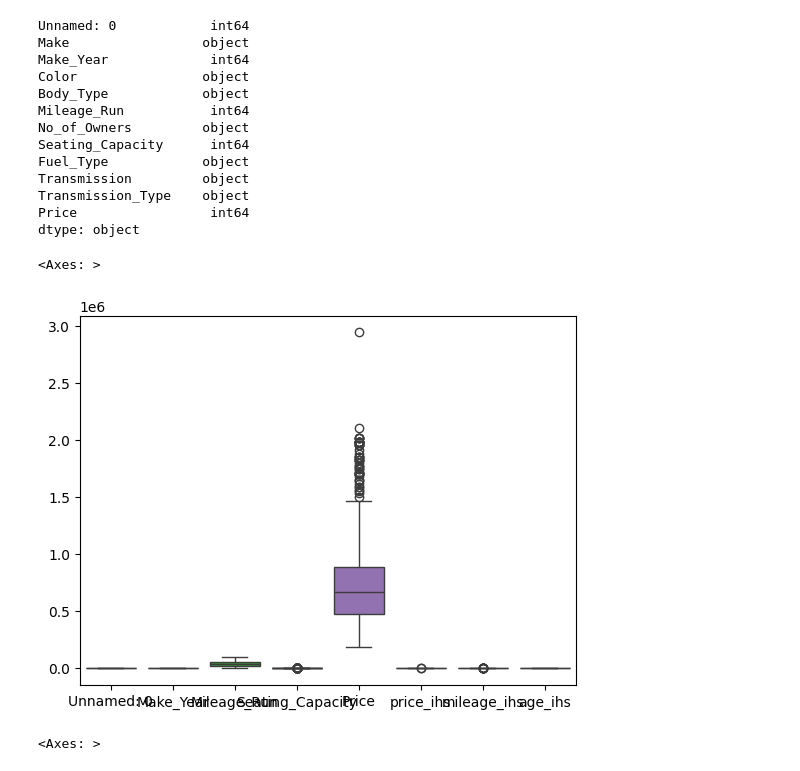
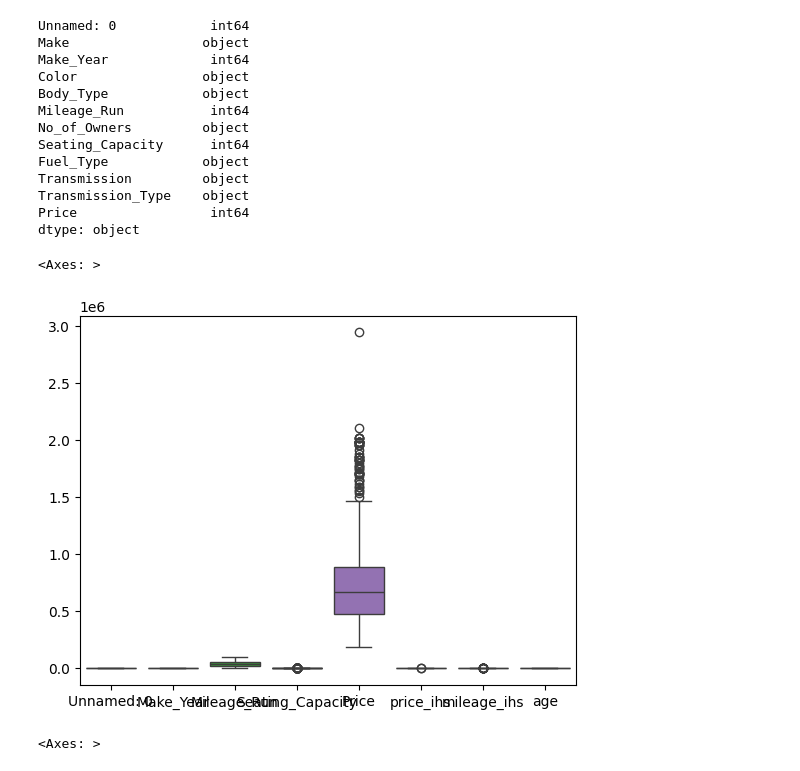
Before and after one commit to cwynne12/linearRegression, a Jupyter notebook: assignment.ipynb, the cells around one changed output. Saved outputs shown, nothing was run; the diff lists cells and outputs as text; code cells hidden in the pictures.

```diff
--- a/assignment.ipynb
+++ b/assignment.ipynb
@@ -321,16 +321,16 @@ dtype: object
 # %%
 #based off class notes we need to rescale some of the variables with arcsin and use boxplots to look at the data
 sns.boxplot(data=df) # want to look at outliers -> shows us price has a lot
 
 #rescaling
 df['price_ihs'] = np.arcsinh(df['Price'])
 df['mileage_ihs'] = np.arcsinh(df['Mileage_Run'])
-df['age_ihs'] = np.arcsinh(df['Make_Year'])
+df['age'] = max(df['Make_Year'])-df['Make_Year']
 df = df.drop(['Price','Mileage_Run','Make_Year','Unnamed: 0'],axis=1)
 sns.boxplot(data=df)
 # %% [output]
 <Axes: >
-[figure, old version]
+[figure, new version]
 # %%
 df['price_ihs'].plot.box()
 # %% [output]
```
Also changed, not shown: parts of 9 cells of this notebook.
